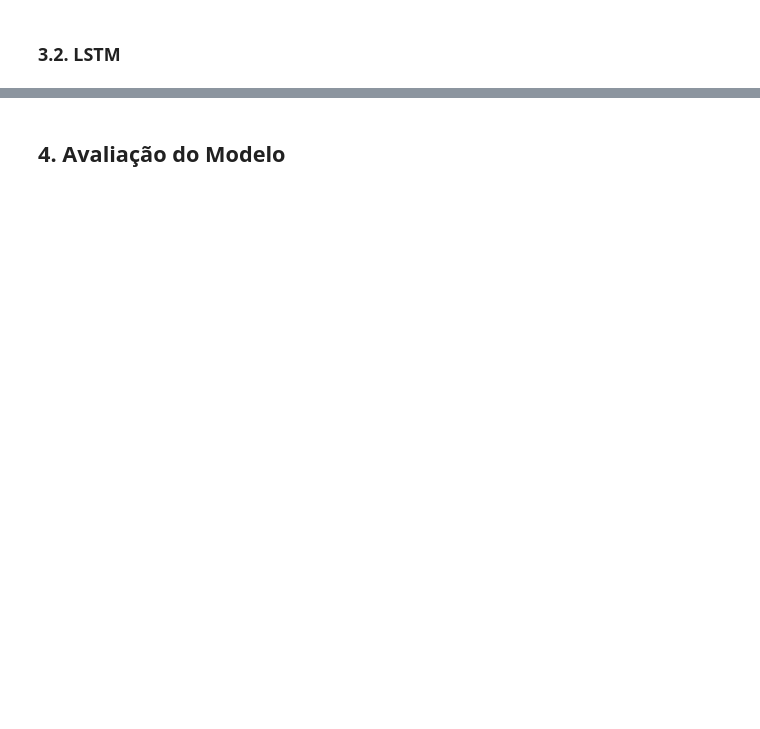
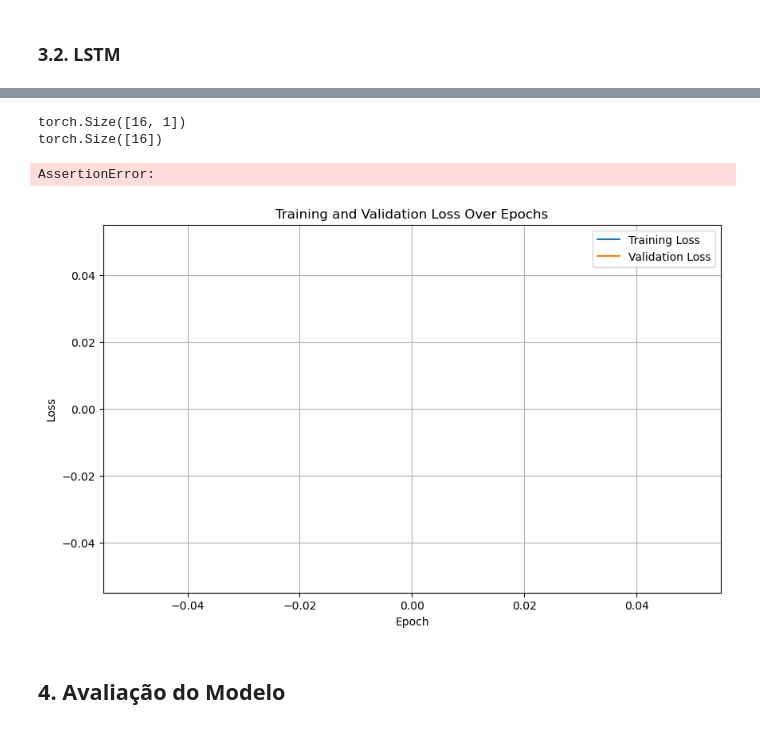
Before and after one commit to luisfuturist/ec-ingredion-2, a Jupyter notebook: src/2. Prediction.ipynb, the cells around one changed output, grey strips where cells are left out. Saved outputs shown, nothing was run; the diff lists cells and outputs as text; code cells hidden in the pictures; blank space fills up the shorter version.

```diff
--- a/src/2. Prediction.ipynb
+++ b/src/2. Prediction.ipynb
@@ -388,14 +607,14 @@ class LSTMRegressor(nn.Module):
             return out, (hidden_n, hidden_c)
 
 
-train_loader_weighted_average = torch.utils.data.DataLoader(
-    train_dataset_weighted_average,
+lstm_train_loader_year_of_last = torch.utils.data.DataLoader(
+    lstm_train_dataset_year_of_last,
     batch_size=LSTM_BATCH_SIZE,
     shuffle=False,
     drop_last=True,
 )
-validation_loader_weighted_average = torch.utils.data.DataLoader(
-    validation_dataset_weighted_average,
+lstm_validation_loader_year_of_last = torch.utils.data.DataLoader(
+    lstm_validation_dataset_year_of_last,
     batch_size=LSTM_BATCH_SIZE,
     shuffle=False,
     drop_last=True,
@@ -419,58 +638,70 @@ def init_lstm_weights(m):
 lstm_model.apply(init_lstm_weights)
 lstm_model.apply(init_linear_weights)
 
-optimizer = optim.Adam(lstm_model.parameters(), lr=5e-4)
+optimizer = optim.Adam(lstm_model.parameters(), lr=1e-4)
 loss_fn = nn.MSELoss()
 
-lstm_losses = []
+lstm_losses_train = []
+lstm_losses_validation = []
 best_loss = float("inf")
 saved_epoch = 0
 
 
-for i in range(LSTM_EPOCHS):
-    h_n = torch.zeros(LSTM_NUM_LAYERS, LSTM_BATCH_SIZE, LSTM_HIDDEN_SIZE).to(
-        device
-    )  # Hidden state
-    h_c = torch.zeros(LSTM_NUM_LAYERS, LSTM_BATCH_SIZE, LSTM_HIDDEN_SIZE).to(
-        device
-    )  # Cell state
+for i in trange(LSTM_EPOCHS):
+    epoch_losses_train = []
+
+    # h_n = torch.zeros(LSTM_NUM_LAYERS, LSTM_BATCH_SIZE, LSTM_HIDDEN_SIZE).to(
+    #     device
+    # )  # Hidden state
+    # h_c = torch.zeros(LSTM_NUM_LAYERS, LSTM_BATCH_SIZE, LSTM_HIDDEN_SIZE).to(
+    #     device
+    # )  # Cell state
 
     lstm_model.train()
-    for ndvi, prod in train_loader_weighted_average:
+    for ndvi, prod in lstm_train_loader_year_of_last:
         ndvi, prod = ndvi.to(device), prod.to(device)
         optimizer.zero_grad()
-        pred, (h_n, h_c) = lstm_model(
-            ndvi, h_n.detach(), h_c.detach()
-        )
+        # pred, (h_n, h_c) = lstm_model(
+        #     ndvi, h_n.detach(), h_c.detach()
+        # )
+
+        # Verificar se isto está certo
+        # last_pred está correto?
+        pred = lstm_model(ndvi)
         last_pred = pred[:, -1]
         loss = loss_fn(last_pred, prod)
         loss.backward()
         nn.utils.clip_grad_norm_(lstm_model.parameters(), 1.0)
         optimizer.step()
+        epoch_losses_train.append(loss.item())
 
-    epoch_losses = []
+    epoch_losses_validation = []
     lstm_model.eval()
     with torch.no_grad():
-        for ndvi, prod in validation_loader_weighted_average:
+        for ndvi, prod in lstm_validation_loader_year_of_last:
             ndvi, prod = ndvi.to(device), prod.to(device)
             pred = lstm_model(ndvi)
             last_pred = pred[:, -1]  # Get the last prediction
             loss = loss_fn(last_pred, prod)
-            epoch_losses.append(loss.item())
+            epoch_losses_validation.append(loss.item())
 
-        avg_loss = np.mean(epoch_losses)
-        if avg_loss < best_loss:
-            best_loss = avg_loss
+        if np.mean(epoch_losses_validation) < best_loss:
+            best_loss = np.mean(epoch_losses_validation)
             saved_epoch = i + 1
             torch.save(lstm_model.state_dict(), "lstm.pth")
 
-    # if (i) % 10 == 0:
-    print(f"Epoch {i+1}/{LSTM_EPOCHS} - Loss: {avg_loss:.4f}")
-    lstm_losses.append(avg_loss)
+    lstm_losses_train.append(np.mean(epoch_losses_train))
+    lstm_losses_validation.append(np.mean(epoch_losses_validation))
 
 print(f"\n\nSaved LSTM model\tepoch: {saved_epoch}\tvalidation loss: {best_loss:.4f}")
+# %% [output]
+torch.Size([16, 1])
+torch.Size([16])
+AssertionError:
 # %%
-plot_loss(lstm_losses)
+plot_loss(lstm_losses_train, lstm_losses_validation)
+# %% [output]
+[figure, added]
 # %% [markdown]
 ## 4. Avaliação do Modelo
 # %%
```
Also changed, not shown: parts of 18 cells of this notebook.
